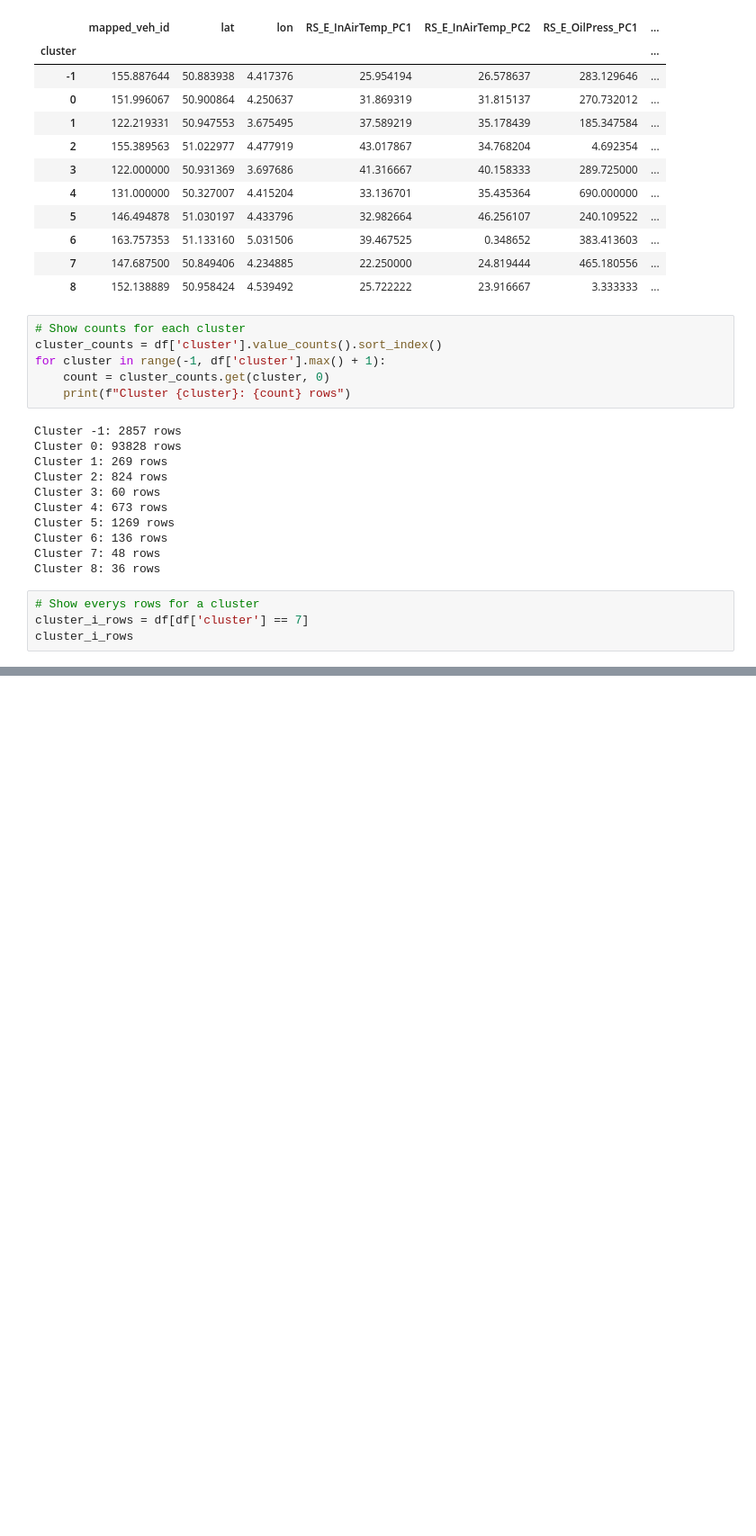
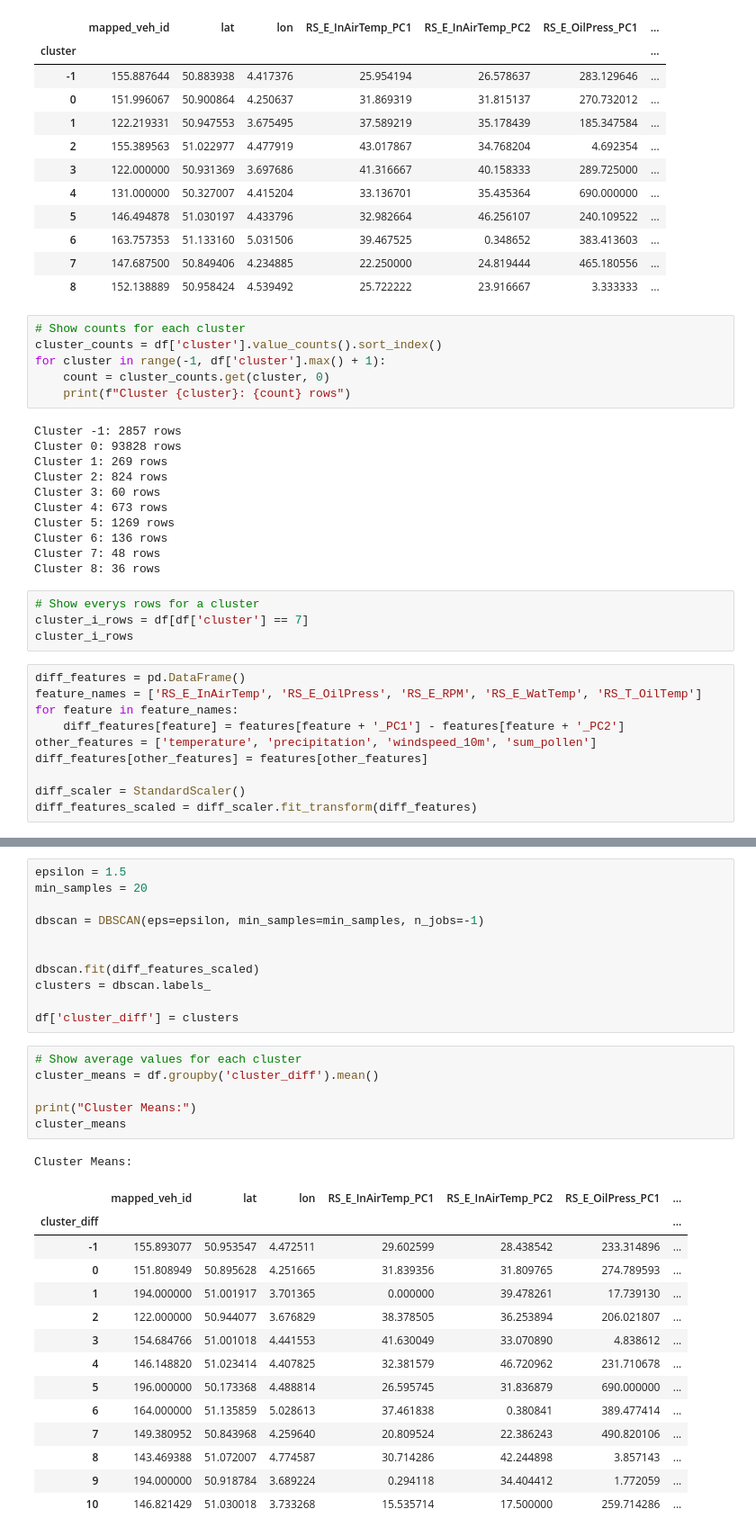
Before and after one commit to koadegno/data-minig-project, a Jupyter notebook: dbscan.ipynb, the cells around one changed output, grey strips where cells are left out. Shown at 90% size. Drawn from its saved outputs; the diff is of its cells as text; blank space fills up the shorter version.

Commit message:
add dbscan diff & some plots

```diff
--- a/dbscan.ipynb
+++ b/dbscan.ipynb
@@ -130,3 +130,13 @@ Cluster 8: 36 rows
 # Show everys rows for a cluster
 cluster_i_rows = df[df['cluster'] == 7]
 cluster_i_rows
+# %%
+diff_features = pd.DataFrame()
+feature_names = ['RS_E_InAirTemp', 'RS_E_OilPress', 'RS_E_RPM', 'RS_E_WatTemp', 'RS_T_OilTemp']
+for feature in feature_names:
+    diff_features[feature] = features[feature + '_PC1'] - features[feature + '_PC2']
+other_features = ['temperature', 'precipitation', 'windspeed_10m', 'sum_pollen']
+diff_features[other_features] = features[other_features]
+
+diff_scaler = StandardScaler()
+diff_features_scaled = diff_scaler.fit_transform(diff_features)
@@ -132,0 +174,33 @@ cluster_i_rows
+# %%
+epsilon = 1.5
+min_samples = 20
+
+dbscan = DBSCAN(eps=epsilon, min_samples=min_samples, n_jobs=-1)
+
+
+dbscan.fit(diff_features_scaled)
+clusters = dbscan.labels_
+
+df['cluster_diff'] = clusters
+# %%
+# Show average values for each cluster
+cluster_means = df.groupby('cluster_diff').mean()
+
+print("Cluster Means:")
+cluster_means
+# %% [output]
+Cluster Means:
+|  | mapped_veh_id | lat | lon | RS_E_InAirTemp_PC1 | RS_E_InAirTemp_PC2 | RS_E_OilPress_PC1 | ... |
+| cluster_diff |  |  |  |  |  |  | ... |
+| -1 | 155.893077 | 50.953547 | 4.472511 | 29.602599 | 28.438542 | 233.314896 | ... |
+| 0 | 151.808949 | 50.895628 | 4.251665 | 31.839356 | 31.809765 | 274.789593 | ... |
+| 1 | 194.000000 | 51.001917 | 3.701365 | 0.000000 | 39.478261 | 17.739130 | ... |
+| 2 | 122.000000 | 50.944077 | 3.676829 | 38.378505 | 36.253894 | 206.021807 | ... |
+| 3 | 154.684766 | 51.001018 | 4.441553 | 41.630049 | 33.070890 | 4.838612 | ... |
+| 4 | 146.148820 | 51.023414 | 4.407825 | 32.381579 | 46.720962 | 231.710678 | ... |
+| 5 | 196.000000 | 50.173368 | 4.488814 | 26.595745 | 31.836879 | 690.000000 | ... |
+| 6 | 164.000000 | 51.135859 | 5.028613 | 37.461838 | 0.380841 | 389.477414 | ... |
+| 7 | 149.380952 | 50.843968 | 4.259640 | 20.809524 | 22.386243 | 490.820106 | ... |
+| 8 | 143.469388 | 51.072007 | 4.774587 | 30.714286 | 42.244898 | 3.857143 | ... |
+| 9 | 194.000000 | 50.918784 | 3.689224 | 0.294118 | 34.404412 | 1.772059 | ... |
+| 10 | 146.821429 | 51.030018 | 3.733268 | 15.535714 | 17.500000 | 259.714286 | ... |
```
Also changed, not shown: parts of 2 cells of this notebook, 1 other file.
